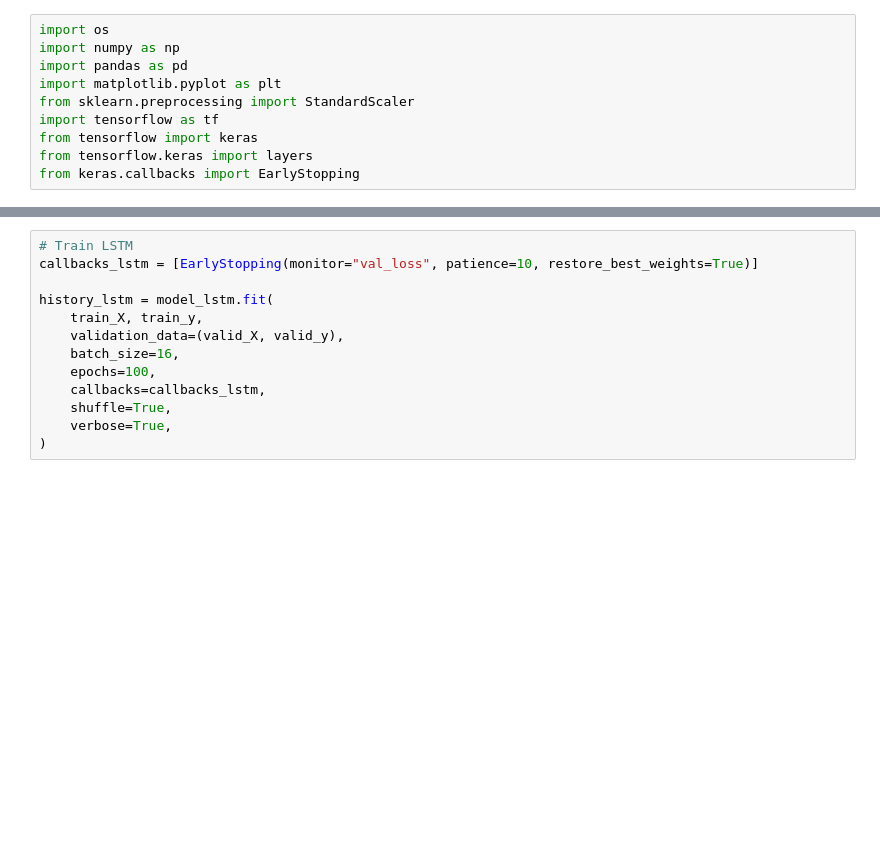
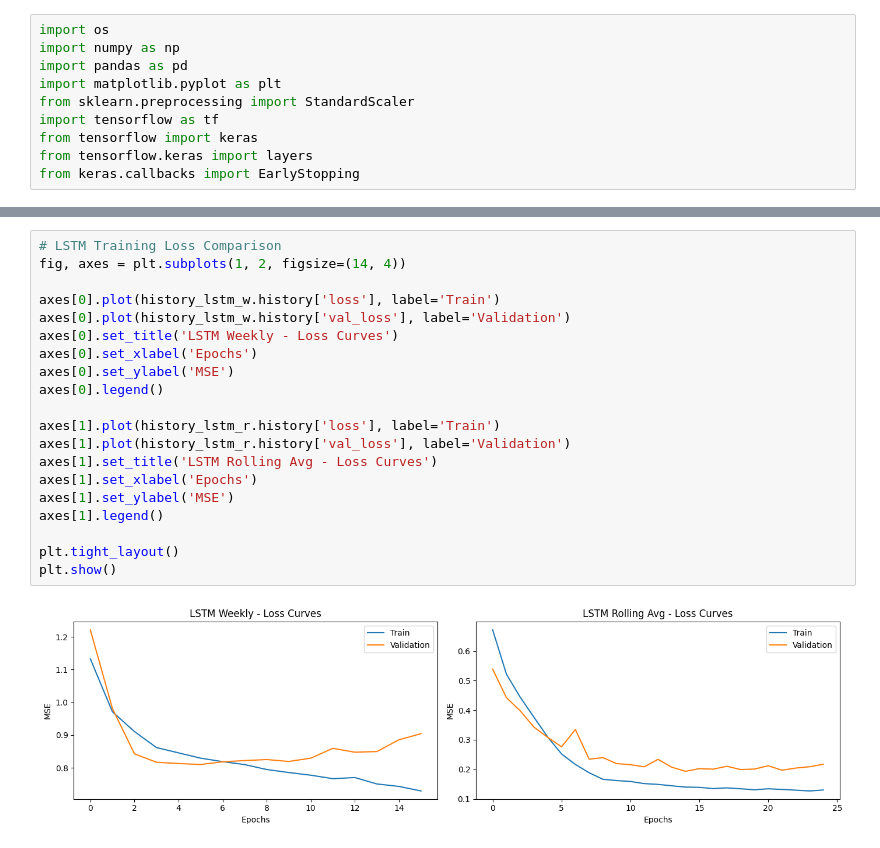
Before and after one commit to Fly1ngSpaghettiMonster/BILNHF, a Jupyter notebook: notebooks/sales_forecasting.ipynb, the cells around one changed output, grey strips where cells are left out. Saved outputs shown, nothing was run; the diff lists cells and outputs as text; blank space fills up the shorter version.

```diff
--- a/notebooks/sales_forecasting.ipynb
+++ b/notebooks/sales_forecasting.ipynb
@@ -174,14 +353,23 @@ model_lstm.summary()
 # %%
-# Train LSTM
-callbacks_lstm = [EarlyStopping(monitor="val_loss", patience=10, restore_best_weights=True)]
+# LSTM Training Loss Comparison
+fig, axes = plt.subplots(1, 2, figsize=(14, 4))
 
-history_lstm = model_lstm.fit(
-    train_X, train_y,
-    validation_data=(valid_X, valid_y),
-    batch_size=16,
-    epochs=100,
-    callbacks=callbacks_lstm,
-    shuffle=True,
-    verbose=True,
-)
+axes[0].plot(history_lstm_w.history['loss'], label='Train')
+axes[0].plot(history_lstm_w.history['val_loss'], label='Validation')
+axes[0].set_title('LSTM Weekly - Loss Curves')
+axes[0].set_xlabel('Epochs')
+axes[0].set_ylabel('MSE')
+axes[0].legend()
+
+axes[1].plot(history_lstm_r.history['loss'], label='Train')
+axes[1].plot(history_lstm_r.history['val_loss'], label='Validation')
+axes[1].set_title('LSTM Rolling Avg - Loss Curves')
+axes[1].set_xlabel('Epochs')
+axes[1].set_ylabel('MSE')
+axes[1].legend()
+
+plt.tight_layout()
+plt.show()
+# %% [output]
+[figure, added]
 # %%
```
Also changed, not shown: parts of 30 cells of this notebook, 19 other files.
